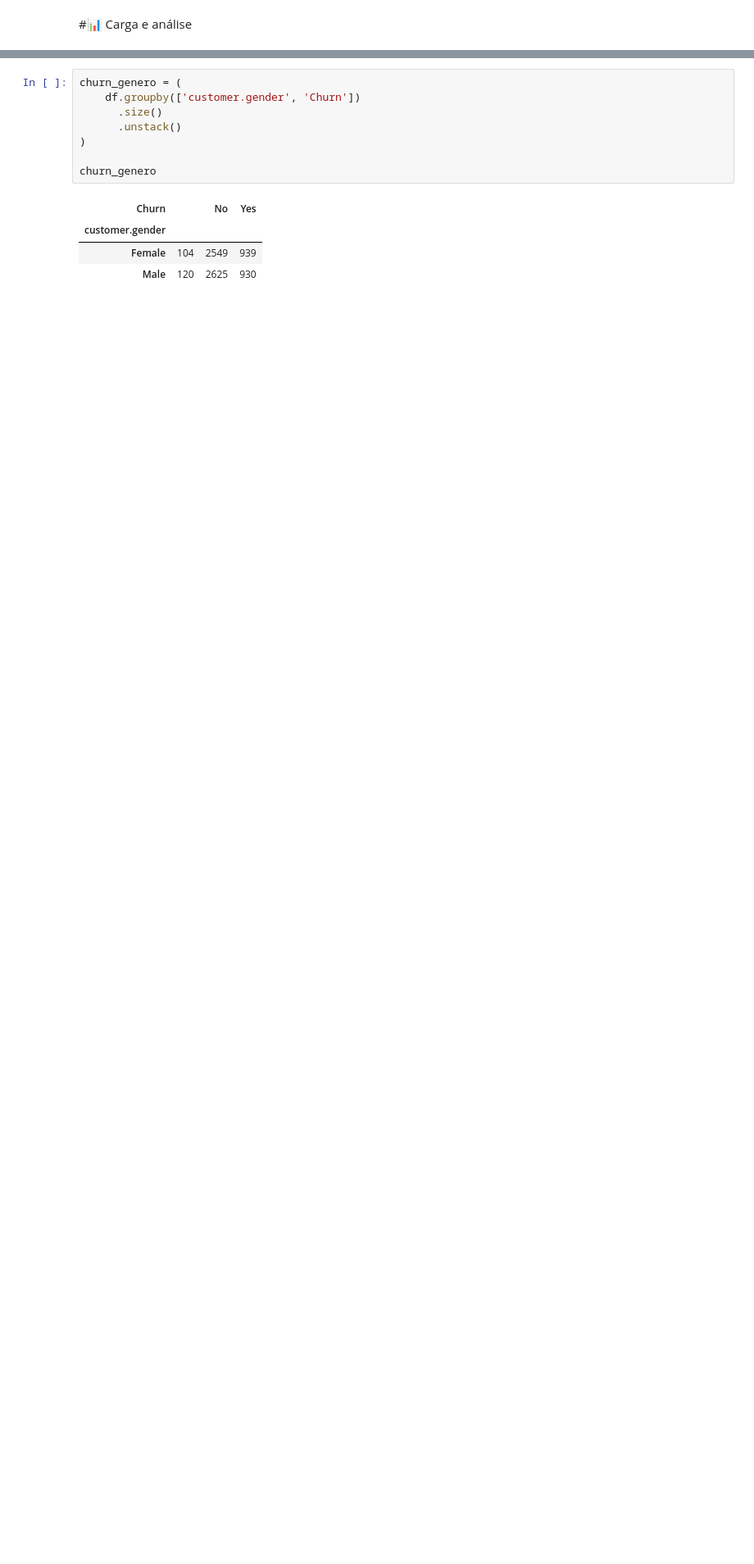
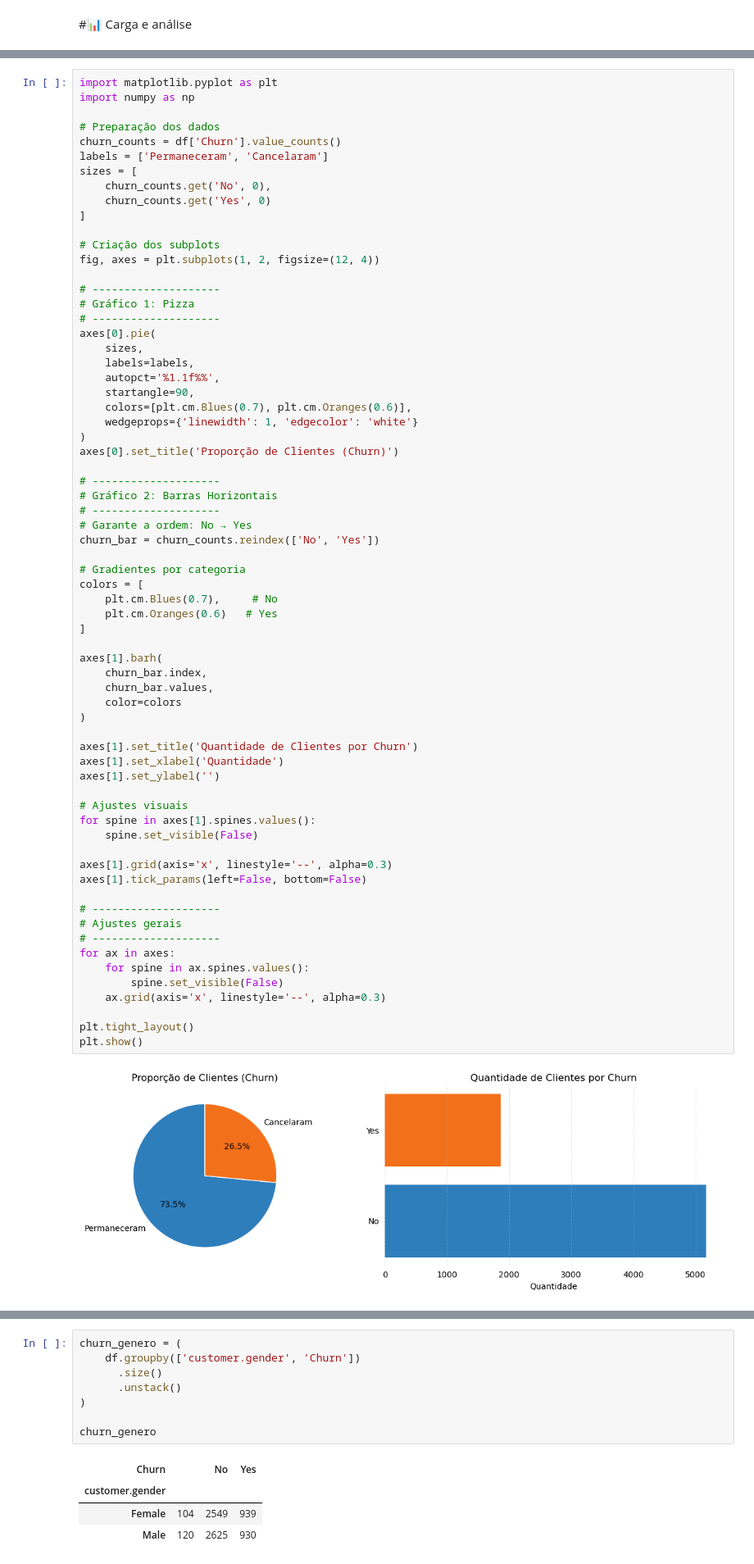
Before and after one commit to washingtongomes/desafio-telecom-x, a Jupyter notebook: TelecomX_BR.ipynb, the cells around one changed output, grey strips where cells are left out. Shown at 82% size. Drawn from its saved outputs; the diff is of its cells as text; blank space fills up the shorter version.

Commit message:
Ajustes - conclusão

```diff
--- a/TelecomX_BR.ipynb
+++ b/TelecomX_BR.ipynb
@@ -204,3 +258,72 @@ plt.show()
+# %%
+import matplotlib.pyplot as plt
+import numpy as np
+
+# Preparação dos dados
+churn_counts = df['Churn'].value_counts()
+labels = ['Permaneceram', 'Cancelaram']
+sizes = [
+    churn_counts.get('No', 0),
+    churn_counts.get('Yes', 0)
+]
+
+# Criação dos subplots
+fig, axes = plt.subplots(1, 2, figsize=(12, 4))
+
+# --------------------
+# Gráfico 1: Pizza
+# --------------------
+axes[0].pie(
+    sizes,
+    labels=labels,
+    autopct='%1.1f%%',
+    startangle=90,
+    colors=[plt.cm.Blues(0.7), plt.cm.Oranges(0.6)],
+    wedgeprops={'linewidth': 1, 'edgecolor': 'white'}
+)
+axes[0].set_title('Proporção de Clientes (Churn)')
+
+# --------------------
+# Gráfico 2: Barras Horizontais
+# --------------------
+# Garante a ordem: No → Yes
+churn_bar = churn_counts.reindex(['No', 'Yes'])
+
+# Gradientes por categoria
+colors = [
+    plt.cm.Blues(0.7),     # No
+    plt.cm.Oranges(0.6)   # Yes
+]
+
+axes[1].barh(
+    churn_bar.index,
+    churn_bar.values,
+    color=colors
+)
+
+axes[1].set_title('Quantidade de Clientes por Churn')
+axes[1].set_xlabel('Quantidade')
+axes[1].set_ylabel('')
+
+# Ajustes visuais
+for spine in axes[1].spines.values():
+    spine.set_visible(False)
+
+axes[1].grid(axis='x', linestyle='--', alpha=0.3)
+axes[1].tick_params(left=False, bottom=False)
+
+# --------------------
+# Ajustes gerais
+# --------------------
+for ax in axes:
+    for spine in ax.spines.values():
+        spine.set_visible(False)
+    ax.grid(axis='x', linestyle='--', alpha=0.3)
+
+plt.tight_layout()
+plt.show()
+# %% [output]
+[figure, added]
 # %%
 import matplotlib.pyplot as plt
 import numpy as np
```
Also changed, not shown: parts of 3 cells of this notebook.
